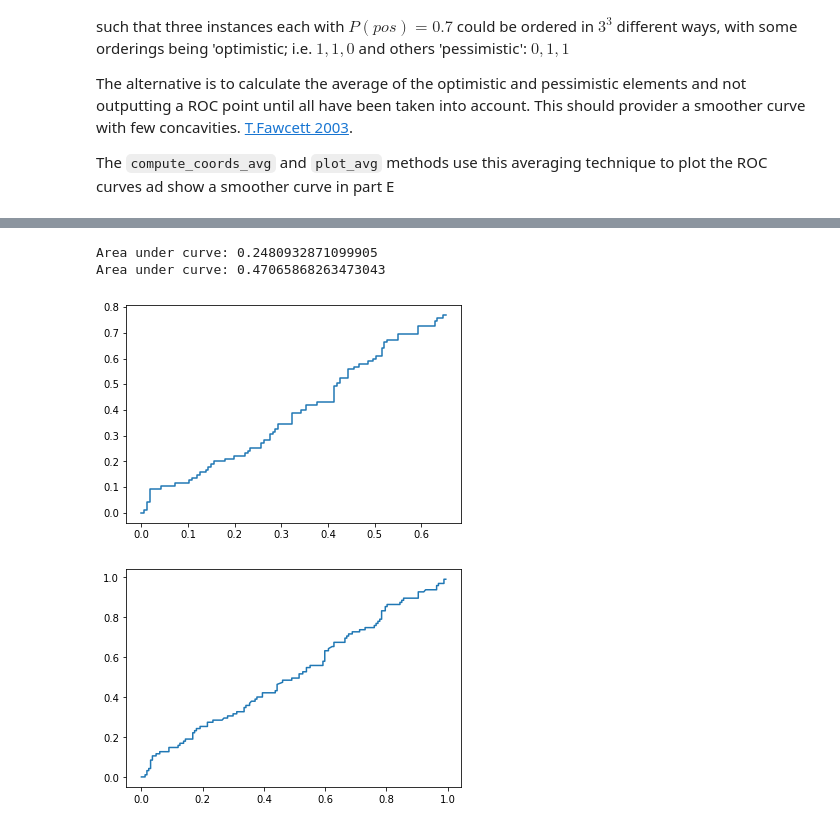
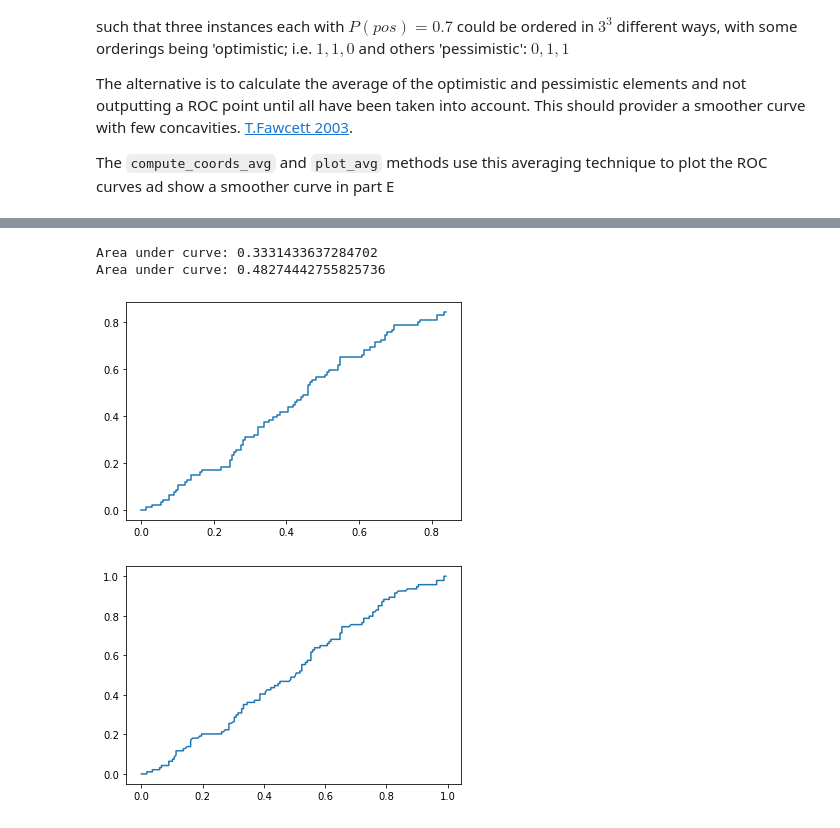
Before and after one commit to S010MON/machine_learning, a Jupyter notebook: Lab_03-ROC_Analysis.ipynb, the cells around one changed output, grey strips where cells are left out. Drawn from its saved outputs; the diff is of its cells as text; code cells hidden in the pictures.

```diff
--- a/Lab_03-ROC_Analysis.ipynb
+++ b/Lab_03-ROC_Analysis.ipynb
@@ -64,8 +64,7 @@ class ROC:
         p = true_class['class'].value_counts()[1]
         n = true_class['class'].value_counts()[0]
 
-        X = []
-        Y = []
+        coords = {}
         prob_prev = -np.inf
 
         # Sort probabilities by positive instance in decreasing order
@@ -73,8 +72,7 @@ class ROC:
 
         for i in range(len(data)):
             if data.loc[i,'pos'] != prob_prev:
-                X.append(fp/n)
-                Y.append(tp/p)
+                coords[i] = [fp/n, tp/p]
                 prob_prev = data.loc[i,'pos']
 
                 if data.loc[i,'class'] == 1:
@@ -82,7 +80,7 @@ class ROC:
                 else:
                     fp += 1
 
-        self.coords = pd.DataFrame({'x': X, 'y': Y})
+        self.coords = pd.DataFrame.from_dict(coords, orient='index')
         return self.coords
 
 
@@ -94,6 +92,7 @@ class ROC:
 
         X = []
         Y = []
+        coords = {}
         prob_prev = -np.inf
 
         # Sort probabilities by positive instance in decreasing order
@@ -105,13 +104,12 @@ class ROC:
                 self.store_point(fp/n, tp/p)
 
             elif data.loc[i,'pos'] != prob_prev:
+
                 if self.stored:
                     x, y = self.retrieve_ave()
-                    X.append(x)
-                    Y.append(y)
+                    coords[i] = [x, y]
 
-                X.append(fp/n)
-                Y.append(tp/p)
+                coords[i] = [fp/n, tp/p]
 
             if data.loc[i,'class'] == 1:
                 tp += 1
@@ -120,7 +118,7 @@ class ROC:
 
             prob_prev = data.loc[i,'pos']
 
-        self.coords_avg = pd.DataFrame({'x': X, 'y': Y})
+        self.coords_avg = pd.DataFrame.from_dict(coords, orient='index')
         return self.coords_avg
 
     def store_point(self, x, y):
@@ -146,13 +144,13 @@ class ROC:
     def plot(self):
         if self.coords is None:
             self.compute_coordinates()
-        plt.plot(self.coords['x'], self.coords['y'])
+        plt.plot(self.coords[0], self.coords[1])
 
 
     def plot_avg(self):
         if self.coords_avg is None:
             self.compute_coordinates_avg()
-        plt.plot(self.coords_avg['x'], self.coords_avg['y'])
+        plt.plot(self.coords_avg[0], self.coords_avg[1])
 
 
     #######
@@ -165,14 +163,14 @@ class ROC:
     # run  method compute_ROC_coordinates).
 
     def AUC(self):
-        X = self.coords['x']
-        Y = self.coords['y']
+        X = self.coords[0]
+        Y = self.coords[1]
         area = integrate.trapz(X, Y)
         return area
 
     def AUC_avg(self):
-        X = self.coords_avg['x']
-        Y = self.coords_avg['y']
+        X = self.coords_avg[0]
+        Y = self.coords_avg[1]
         area = integrate.trapz(X, Y)
         return area
 # %% [markdown]
@@ -236,23 +234,22 @@ true_class = pd.DataFrame({'class': true_class})
 # %%
 from sklearn.neighbors import KNeighborsClassifier
 
-classifier = KNeighborsClassifier(n_neighbors=3)
+classifier = KNeighborsClassifier(n_neighbors=10)
 classifier.fit(X_train, Y_train)
 probs = classifier.predict_proba(X_test).T
 probs = pd.DataFrame({'pos': probs[0],
                       'neg': probs[1]})
 roc = ROC(probs, true_class)
-roc.compute_coordinates()
 
 plt.figure(1)
 roc.plot()
 print(str.format('Area under curve: {0}', roc.AUC()))
 
 plt.figure(2)
 roc.plot_avg()
 print(str.format('Area under curve: {0}', roc.AUC_avg()))
 # %% [output]
-Area under curve: 0.2480932871099905
-Area under curve: 0.47065868263473043
+Area under curve: 0.3331433637284702
+Area under curve: 0.48274442755825736
-[figure, old version]
+[figure, new version]
-[figure, old version]
+[figure, new version]
```
Also changed, not shown: parts of 2 cells of this notebook.
